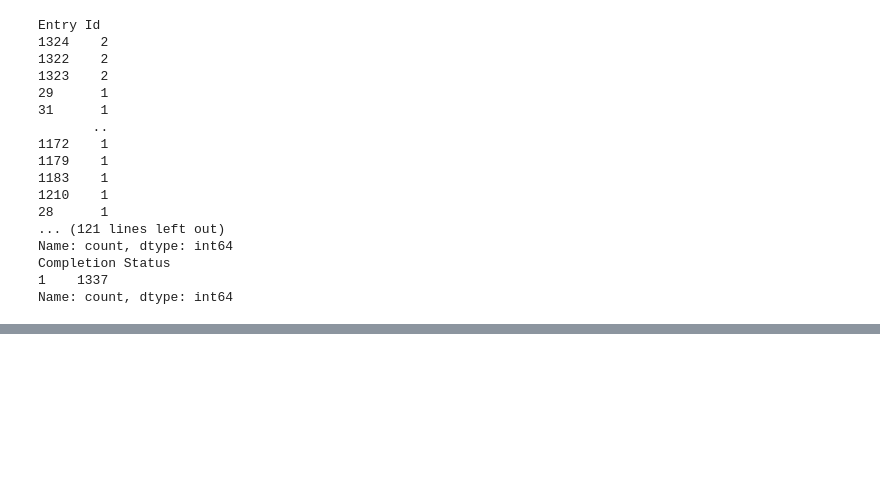
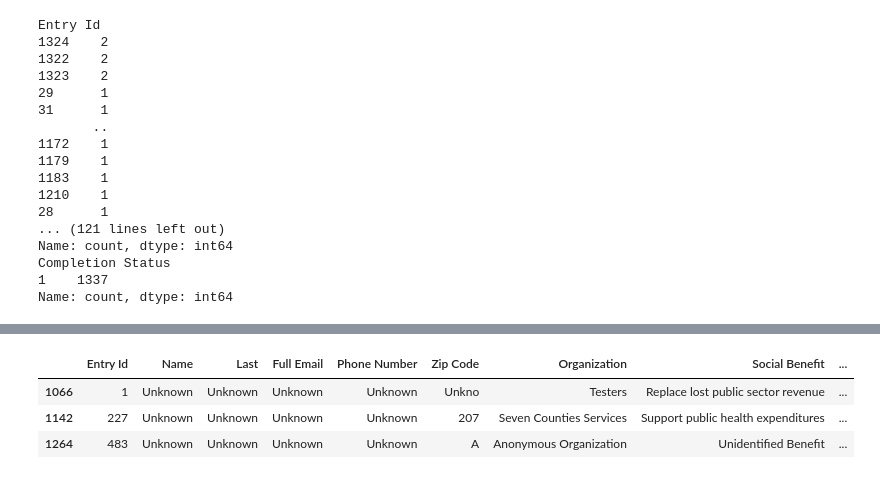
Before and after one commit to matt-harvey-data/Code_You_American_Recovery_Plan, a Jupyter notebook: ARP_Data_Mini_Project.ipynb, the cells around one changed output, grey strips where cells are left out. Cells and saved outputs as stored; diff of their text form; code cells hidden in the pictures; blank space fills up the shorter version.

```diff
--- a/ARP_Data_Mini_Project.ipynb
+++ b/ARP_Data_Mini_Project.ipynb
@@ -253,0 +298,15 @@ Name: count, dtype: int64
+# %%
+# Convert the Phone Number column to a string data type, was previously integers with a few strings
+df['Phone Number'] = df['Phone Number'].astype(str)
+# %%
+# Make a list of columns that contain a value with 'REDACTED' in it and save it to a variable
+red_cols = ['Name', 'Last', 'Full Email', 'Phone Number']
+# %%
+# Iterate through each index
+for i in df.index:
+    # Of each column known to have the value 'REDACTED'
+    for col in red_cols:
+        # Isolate the rows with the value 'REDACTED'
+        if 'REDACTED' in df.loc[i, col]:
+            # And replace it with the value 'Unknown'
+            df.loc[i, col] = 'Unknown'
@@ -253,0 +321,4 @@ Name: count, dtype: int64
+# %%
+# Use slicing to remove any digits beyond 5 in the Zip Code column
+for i in df.index:
+    df.loc[i, 'Zip Code'] = str(df.loc[i, 'Zip Code'])[:5]
@@ -253,0 +343,8 @@ Name: count, dtype: int64
+# %%
+# Create a DataFrame with the values that have fewer than 5 characters to assess whether to keep them
+df[(df['Zip Code'] == 'A') | (df['Zip Code'] == '207') | (df['Zip Code'] == 'Unkno')]
+# %% [output]
+|  | Entry Id | Name | Last | Full Email | Phone Number | Zip Code | Organization | Social Benefit | ... |
+| 1066 | 1 | Unknown | Unknown | Unknown | Unknown | Unkno | Testers | Replace lost public sector revenue | ... |
+| 1142 | 227 | Unknown | Unknown | Unknown | Unknown | 207 | Seven Counties Services | Support public health expenditures | ... |
+| 1264 | 483 | Unknown | Unknown | Unknown | Unknown | A | Anonymous Organization | Unidentified Benefit | ... |
```
Also changed, not shown: parts of 15 cells of this notebook.
